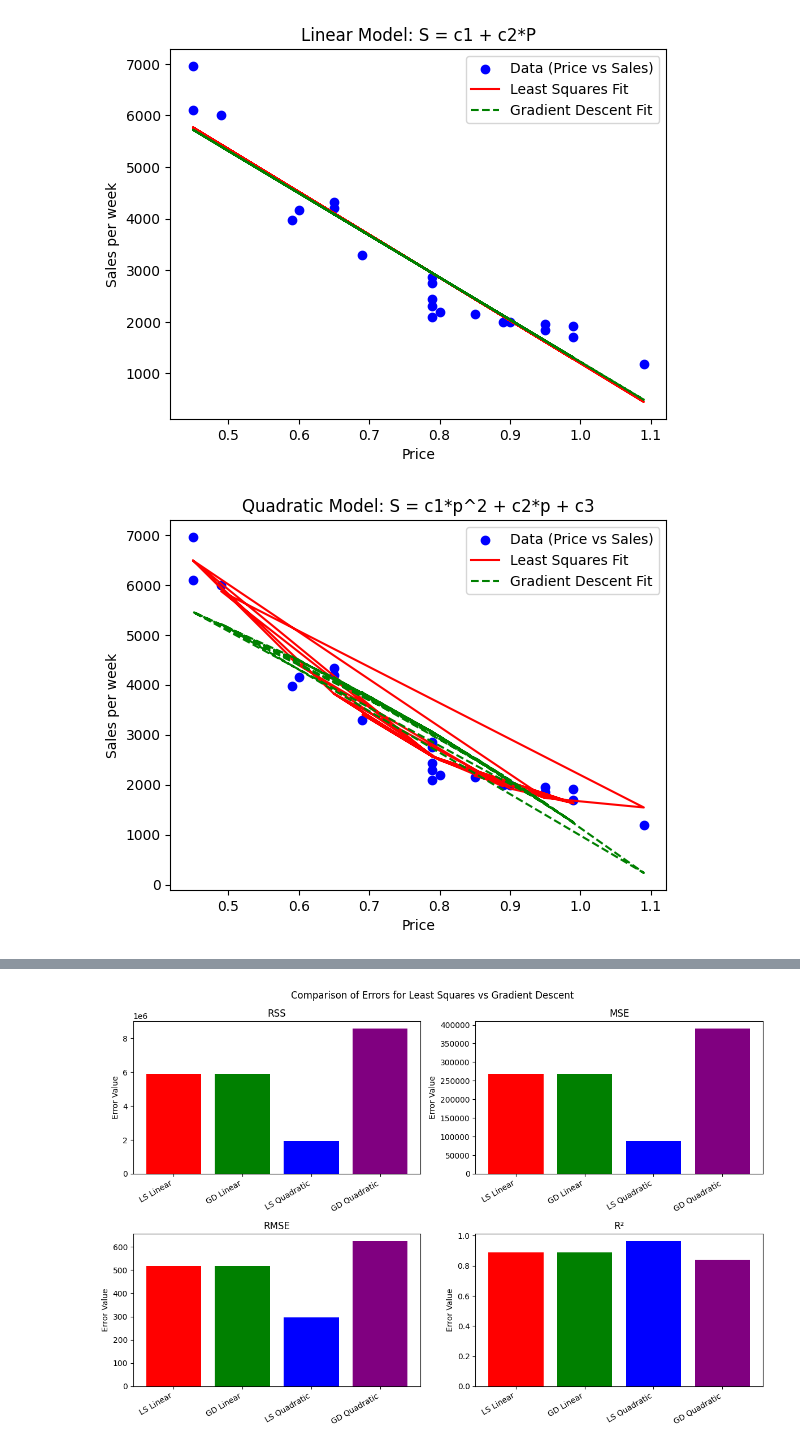
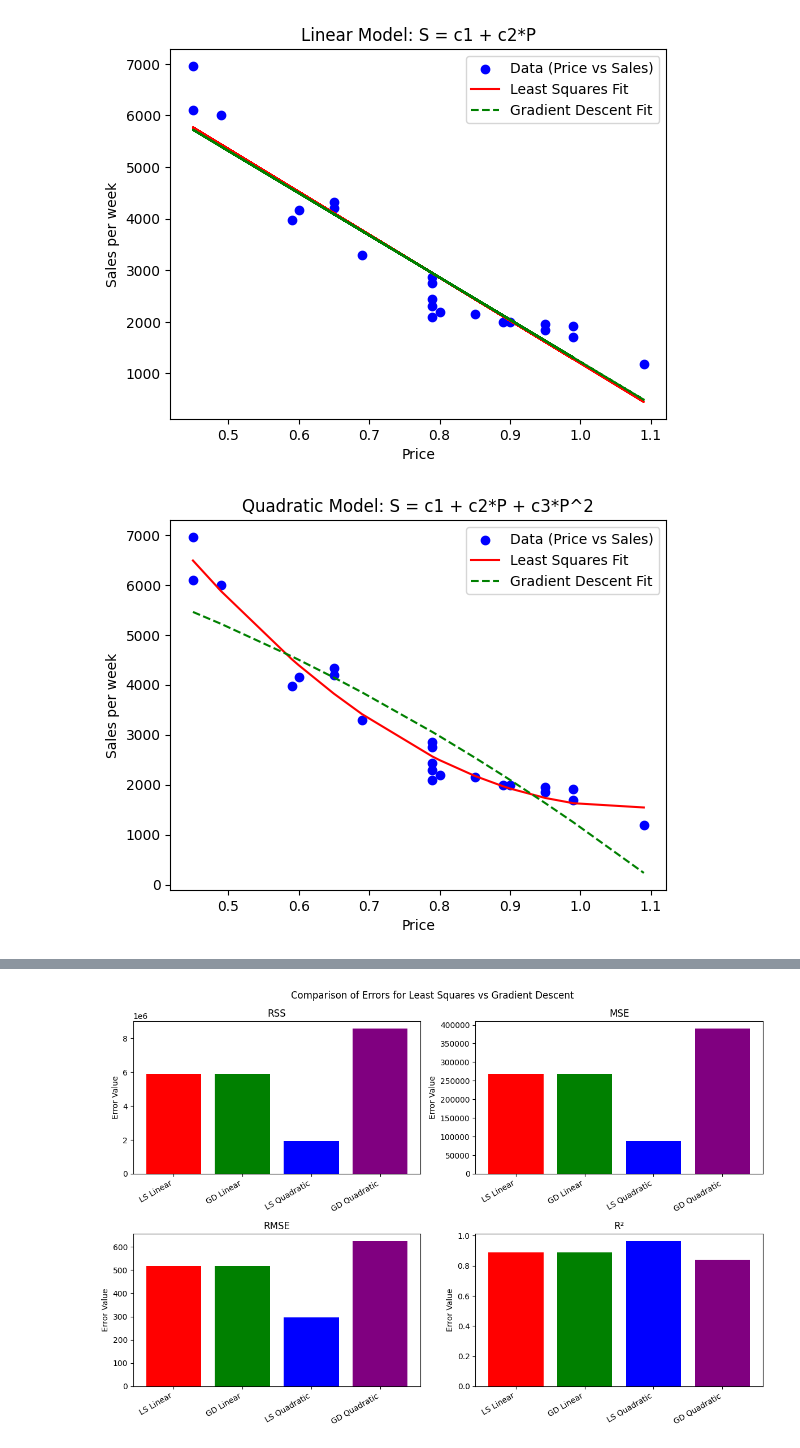
Before and after one commit to naranjo-jd/ALC, a Jupyter notebook: pt2/results.ipynb, the cells around one changed output, grey strips where cells are left out. Drawn from its saved outputs; the diff is of its cells as text; code cells hidden in the pictures.

```diff
--- a/pt2/results.ipynb
+++ b/pt2/results.ipynb
@@ -67,14 +71,21 @@ theta_gd2 = models.gradient_descent(A2, b2, lr=0.01, max_iter=1000)
 y_ls2 = A2 @ theta_ls2
 y_gd2 = A2 @ theta_gd2
 # %%
+# Sort x (prices) and re-order everything accordingly
+sorted_indices = np.argsort(x)  # Get sorted indices
+x_sorted = x[sorted_indices]    # Sort x values
+y_ls2_sorted = y_ls2[sorted_indices]  # Sort least squares predictions
+y_gd2_sorted = y_gd2[sorted_indices]  # Sort gradient descent predictions
+
+# Plot data and quadratic fits
 plt.scatter(x, y, color='blue', label="Data (Price vs Sales)")
-plt.plot(x, y_ls2, color='red', label="Least Squares Fit")
-plt.plot(x, y_gd2, color='green', linestyle="--", label="Gradient Descent Fit")
+plt.plot(x_sorted, y_ls2_sorted, color='red', label="Least Squares Fit")
+plt.plot(x_sorted, y_gd2_sorted, color='green', linestyle="--", label="Gradient Descent Fit")
 
 plt.xlabel("Price")
 plt.ylabel("Sales per week")
-plt.title("Quadratic Model: S = c1*p^2 + c2*p + c3")
+plt.title("Quadratic Model: S = c1 + c2*P + c3*P^2")
 plt.legend()
 plt.show()
 # %% [output]
-[figure, old version]
+[figure, new version]
```
Also changed, not shown: parts of 9 cells of this notebook.
